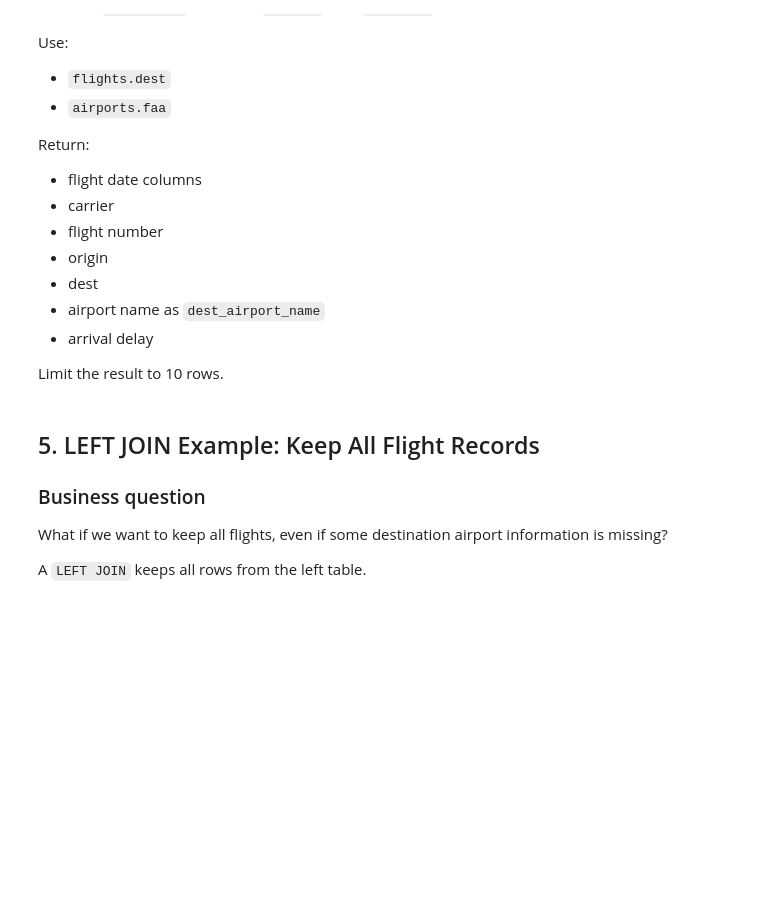
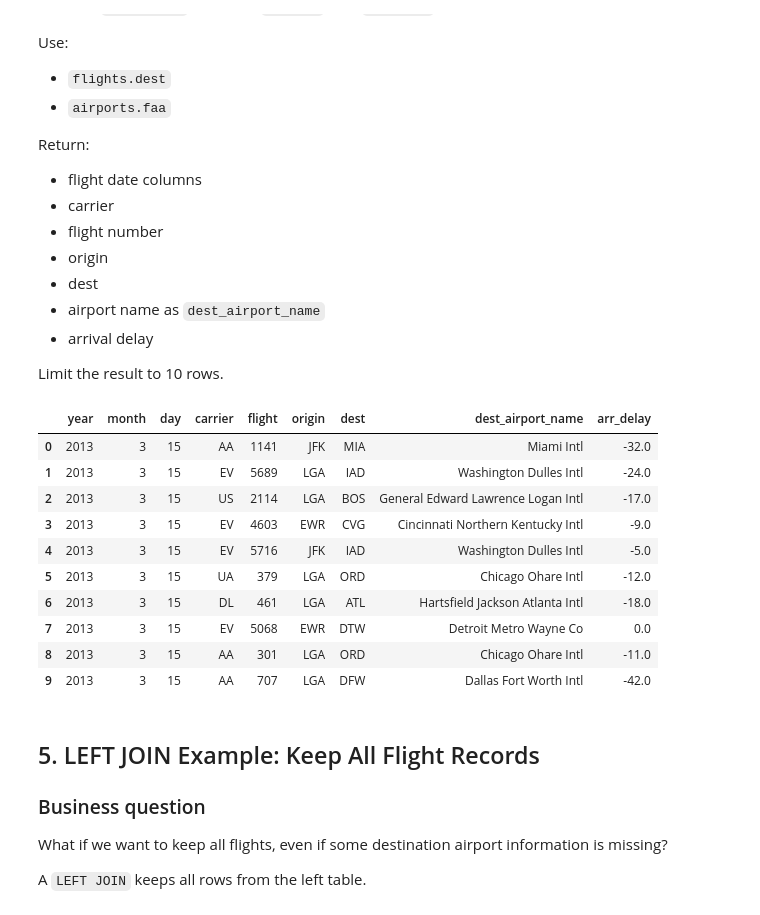
Before and after one commit to oggg19/-ban6003-week-09-10-sql-calebogier, a Jupyter notebook: notebooks/module10_sql_joins_abt_guided_lab.ipynb, the cells around one changed output. Drawn from its saved outputs; the diff is of its cells as text; code cells hidden in the pictures; blank space fills up the shorter version.

```diff
--- a/notebooks/module10_sql_joins_abt_guided_lab.ipynb
+++ b/notebooks/module10_sql_joins_abt_guided_lab.ipynb
@@ -236,11 +257,36 @@ Limit the result to 10 rows.
 # %%
 # Your Turn 1
 
 query = '''
-
+SELECT
+    f.year,
+    f.month,
+    f.day,
+    f.carrier,
+    f.flight,
+    f.origin,
+    f.dest,
+    ap.name AS dest_airport_name,
+    f.arr_delay
+FROM flights AS f
+INNER JOIN airports AS ap
+    ON f.dest = ap.faa
+LIMIT 10;
 '''
 
 run_query(query, engine)
+# %% [output]
+|  | year | month | day | carrier | flight | origin | dest | dest_airport_name | arr_delay |
+| 0 | 2013 | 3 | 15 | AA | 1141 | JFK | MIA | Miami Intl | -32.0 |
+| 1 | 2013 | 3 | 15 | EV | 5689 | LGA | IAD | Washington Dulles Intl | -24.0 |
+| 2 | 2013 | 3 | 15 | US | 2114 | LGA | BOS | General Edward Lawrence Logan Intl | -17.0 |
+| 3 | 2013 | 3 | 15 | EV | 4603 | EWR | CVG | Cincinnati Northern Kentucky Intl | -9.0 |
+| 4 | 2013 | 3 | 15 | EV | 5716 | JFK | IAD | Washington Dulles Intl | -5.0 |
+| 5 | 2013 | 3 | 15 | UA | 379 | LGA | ORD | Chicago Ohare Intl | -12.0 |
+| 6 | 2013 | 3 | 15 | DL | 461 | LGA | ATL | Hartsfield Jackson Atlanta Intl | -18.0 |
+| 7 | 2013 | 3 | 15 | EV | 5068 | EWR | DTW | Detroit Metro Wayne Co | 0.0 |
+| 8 | 2013 | 3 | 15 | AA | 301 | LGA | ORD | Chicago Ohare Intl | -11.0 |
+| 9 | 2013 | 3 | 15 | AA | 707 | LGA | DFW | Dallas Fort Worth Intl | -42.0 |
 # %% [markdown]
 ## 5. LEFT JOIN Example: Keep All Flight Records
 
```
Also changed, not shown: parts of 33 cells of this notebook, 3 other files.
